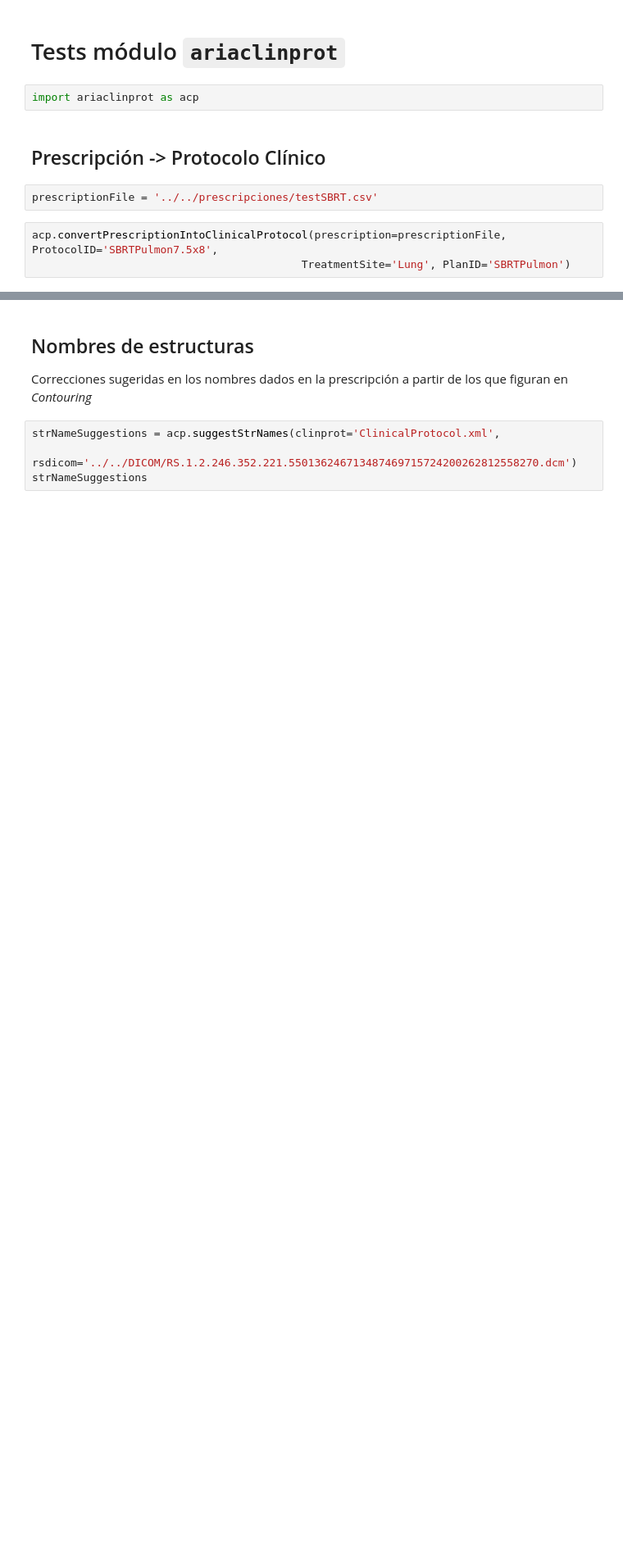
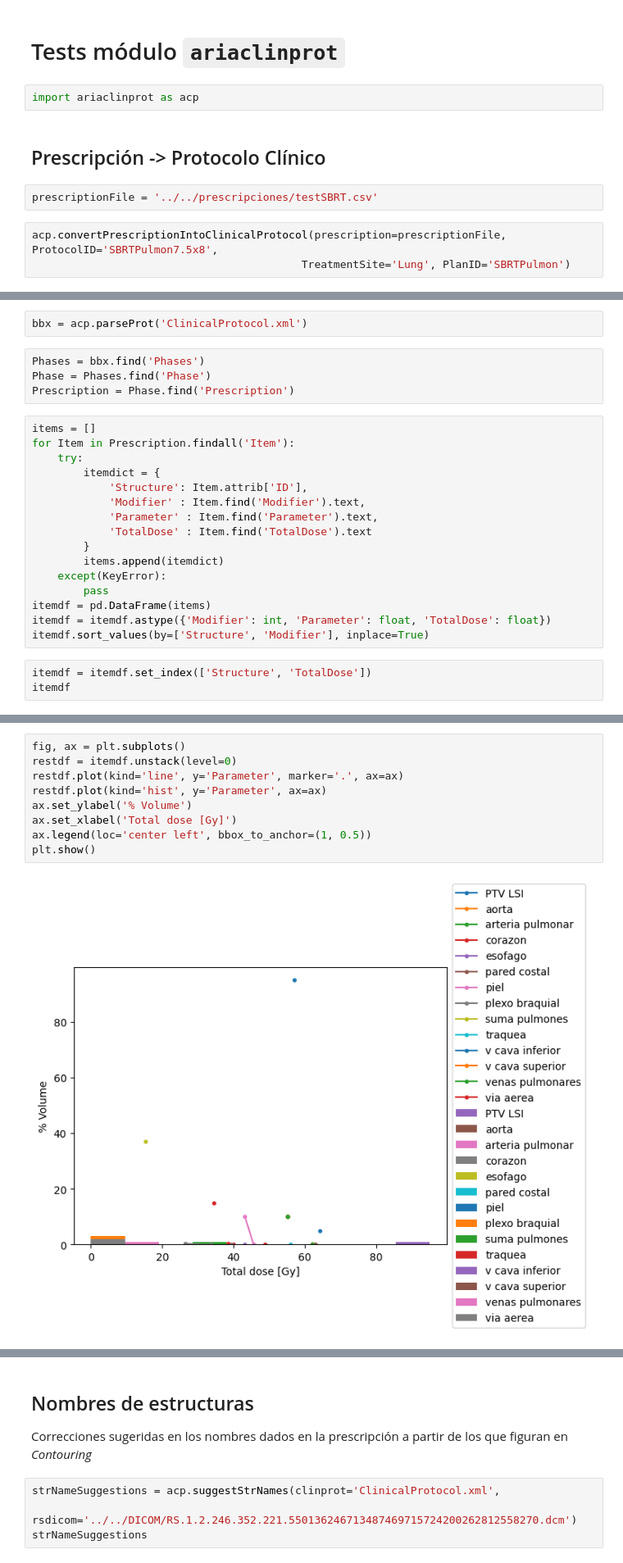
Before and after one commit to csarux/rtpros, a Jupyter notebook: protocolos/clinicos/testariaclinprot.ipynb, the cells around one changed output, grey strips where cells are left out. Shown: that part at 82% size. Cells and saved outputs as stored; diff of their text form; blank space fills up the shorter version.

Commit message:
update testariaclinprot.ipynb
Begin to work in clinical protocols plots

```diff
--- a/protocolos/clinicos/testariaclinprot.ipynb
+++ b/protocolos/clinicos/testariaclinprot.ipynb
@@ -11,0 +28,25 @@ acp.convertPrescriptionIntoClinicalProtocol(prescription=prescriptionFile, Proto
+# %%
+bbx = acp.parseProt('ClinicalProtocol.xml')
+# %%
+Phases = bbx.find('Phases')
+Phase = Phases.find('Phase')
+Prescription = Phase.find('Prescription')
+# %%
+items = []
+for Item in Prescription.findall('Item'):
+    try:
+        itemdict = {
+            'Structure': Item.attrib['ID'],
+            'Modifier' : Item.find('Modifier').text,
+            'Parameter' : Item.find('Parameter').text,
+            'TotalDose' : Item.find('TotalDose').text
+        }
+        items.append(itemdict)
+    except(KeyError):
+        pass
+itemdf = pd.DataFrame(items)
+itemdf = itemdf.astype({'Modifier': int, 'Parameter': float, 'TotalDose': float})
+itemdf.sort_values(by=['Structure', 'Modifier'], inplace=True)
+# %%
+itemdf = itemdf.set_index(['Structure', 'TotalDose'])
+itemdf
@@ -11,0 +72,11 @@ acp.convertPrescriptionIntoClinicalProtocol(prescription=prescriptionFile, Proto
+# %%
+fig, ax = plt.subplots()
+restdf = itemdf.unstack(level=0)
+restdf.plot(kind='line', y='Parameter', marker='.', ax=ax)
+restdf.plot(kind='hist', y='Parameter', ax=ax)
+ax.set_ylabel('% Volume')
+ax.set_xlabel('Total dose [Gy]')
+ax.legend(loc='center left', bbox_to_anchor=(1, 0.5))
+plt.show()
+# %% [output]
+[figure, added]
```
Also changed, not shown: parts of 13 cells of this notebook.
